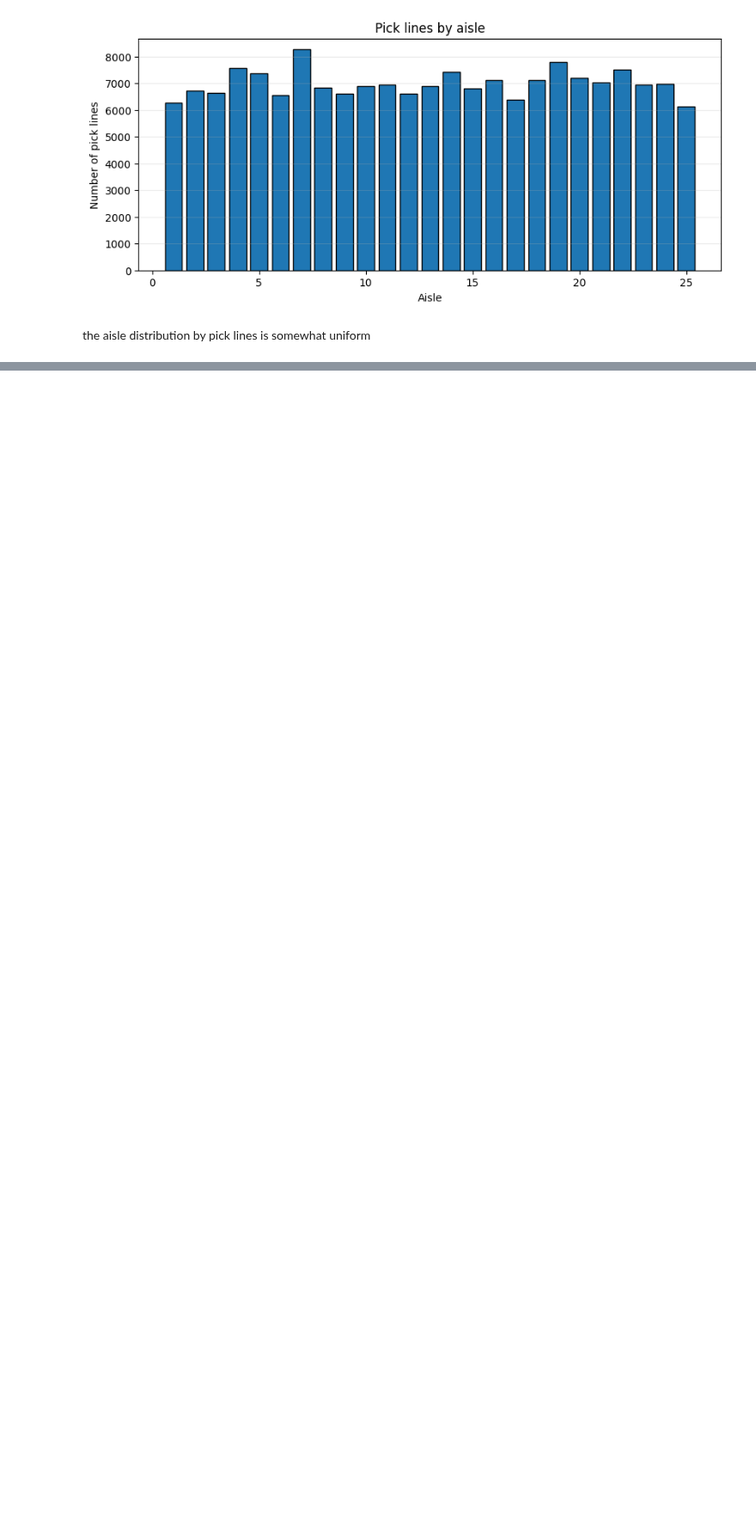
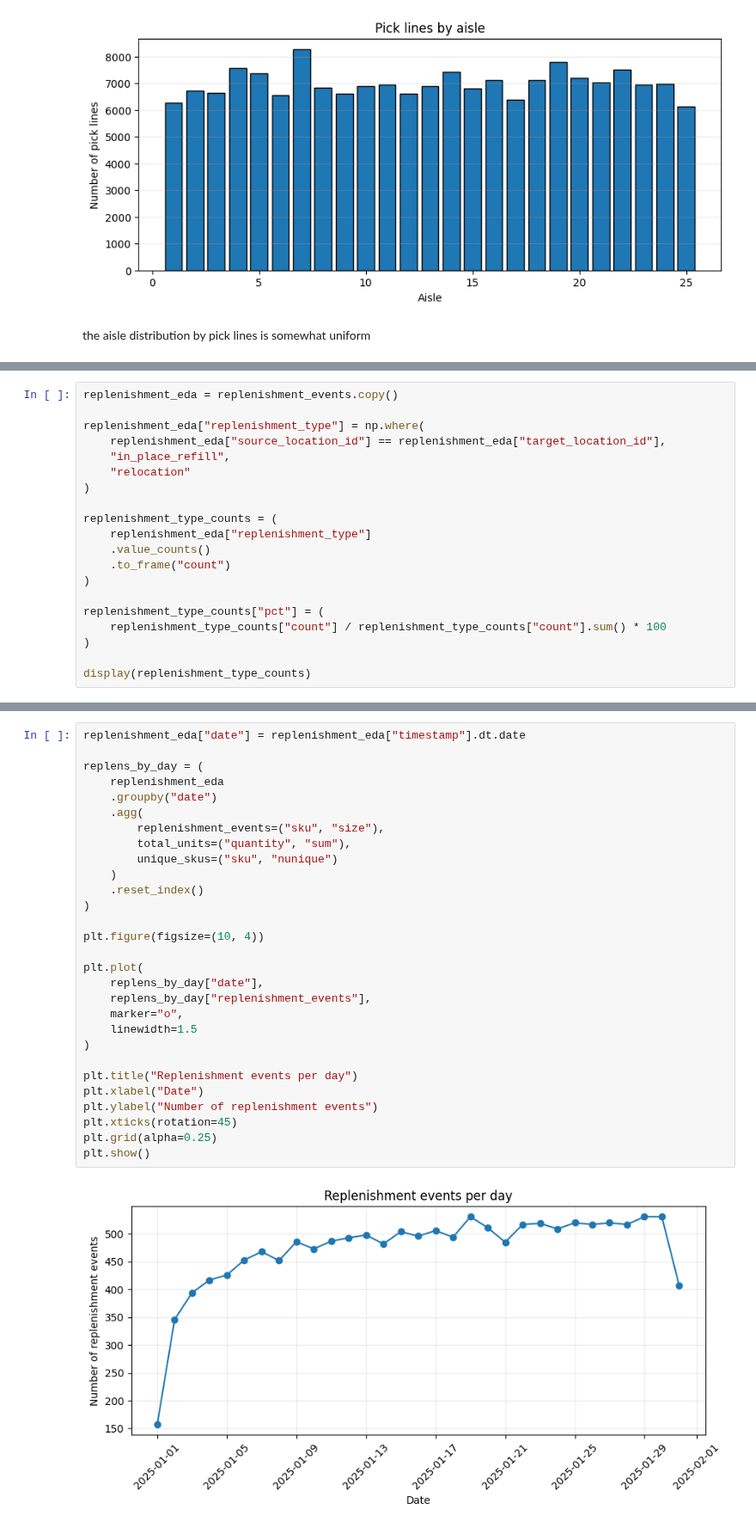
Before and after one commit to santiagofada/ABS-Affinity-based-slotting, a Jupyter notebook: notebooks/00_EDA.ipynb, the cells around one changed output, grey strips where cells are left out. Shown at 86% size. Drawn from its saved outputs; the diff is of its cells as text; blank space fills up the shorter version.

```diff
--- a/show_data.ipynb
+++ b/notebooks/00_EDA.ipynb
@@ -994,0 +1215,20 @@ the aisle distribution by pick lines is somewhat uniform
+# %%
+replenishment_eda = replenishment_events.copy()
+
+replenishment_eda["replenishment_type"] = np.where(
+    replenishment_eda["source_location_id"] == replenishment_eda["target_location_id"],
+    "in_place_refill",
+    "relocation"
+)
+
+replenishment_type_counts = (
+    replenishment_eda["replenishment_type"]
+    .value_counts()
+    .to_frame("count")
+)
+
+replenishment_type_counts["pct"] = (
+    replenishment_type_counts["count"] / replenishment_type_counts["count"].sum() * 100
+)
+
+display(replenishment_type_counts)
@@ -994,0 +1242,31 @@ the aisle distribution by pick lines is somewhat uniform
+# %%
+replenishment_eda["date"] = replenishment_eda["timestamp"].dt.date
+
+replens_by_day = (
+    replenishment_eda
+    .groupby("date")
+    .agg(
+        replenishment_events=("sku", "size"),
+        total_units=("quantity", "sum"),
+        unique_skus=("sku", "nunique")
+    )
+    .reset_index()
+)
+
+plt.figure(figsize=(10, 4))
+
+plt.plot(
+    replens_by_day["date"],
+    replens_by_day["replenishment_events"],
+    marker="o",
+    linewidth=1.5
+)
+
+plt.title("Replenishment events per day")
+plt.xlabel("Date")
+plt.ylabel("Number of replenishment events")
+plt.xticks(rotation=45)
+plt.grid(alpha=0.25)
+plt.show()
+# %% [output]
+[figure, added]
```
Also changed, not shown: parts of 23 cells of this notebook, 55 other files.
